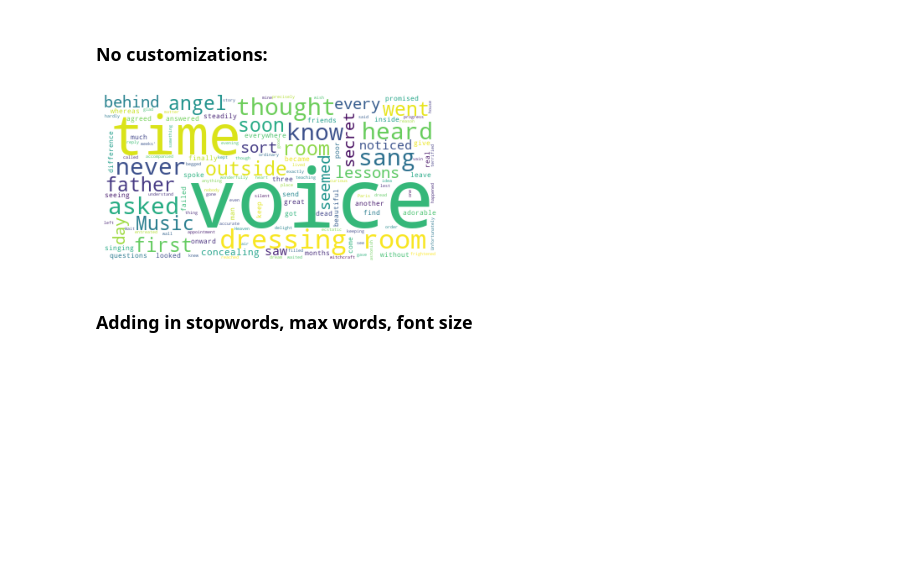
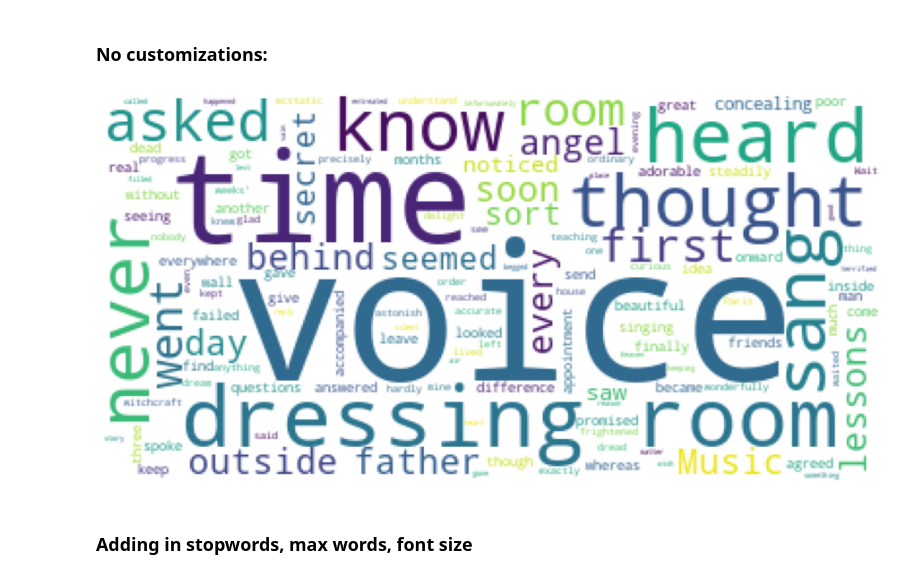
Before and after one commit to CaitlynCarney/my-reference-book, a Jupyter notebook: making_visuals/word_cloud/word_cloud_customization.ipynb, the cells around one changed output. Cells and saved outputs as stored; diff of their text form; code cells hidden in the pictures; blank space fills up the shorter version.

```diff
--- a/making_visuals/word_cloud/word_cloud_customization.ipynb
+++ b/making_visuals/word_cloud/word_cloud_customization.ipynb
@@ -33,14 +33,15 @@ sentence = "I had heard him for three months without seeing him. The first time
 # %% [markdown]
 ### No customizations:
 # %%
+plt.figure(figsize=(16,8))
 img = WordCloud(background_color='white').generate(sentence)
 # WordCloud() produces an image object, which can be displayed with plt.imshow
 plt.imshow(img)
 # axis aren't very useful for a word cloud
 plt.axis('off')
 plt.show()
 # %% [output]
-[figure, old version]
+[figure, new version]
 # %% [markdown]
 ### Adding in stopwords, max words, font size
 # %%
```
Also changed, not shown: parts of 11 cells of this notebook.
